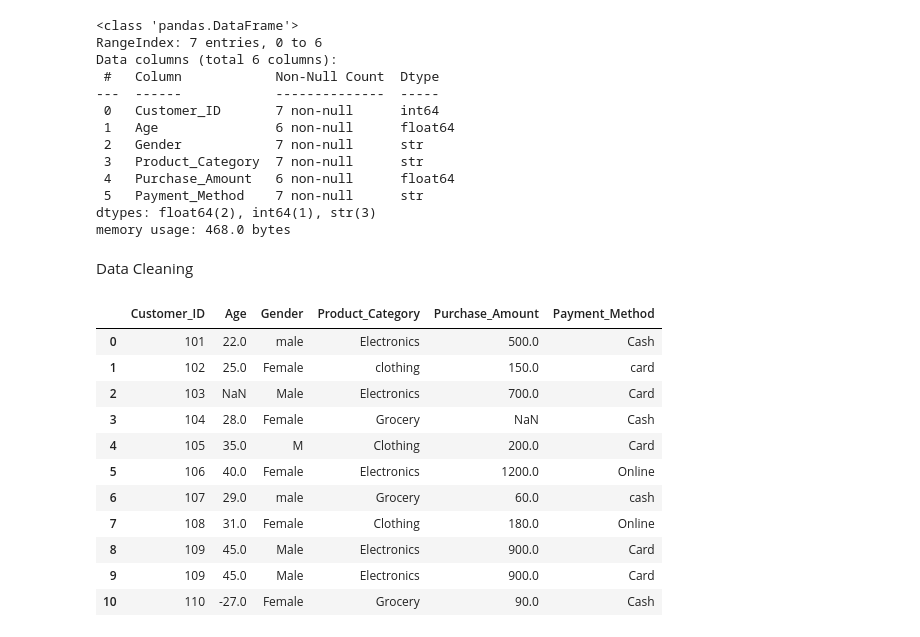
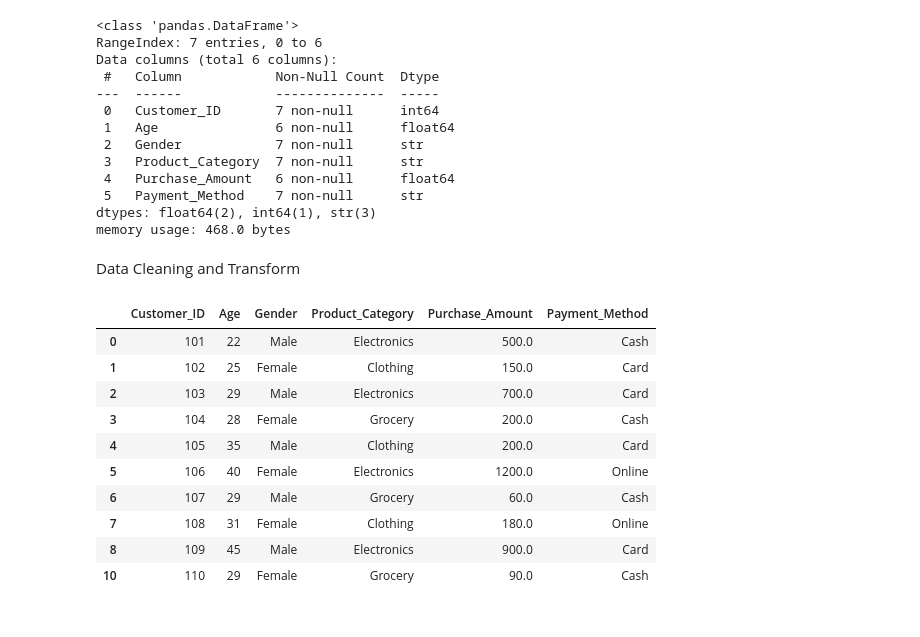
Before and after one commit to neofetch100/DataMining_Project, a Jupyter notebook: project.ipynb, the cells around one changed output. Cells and saved outputs as stored; diff of their text form; code cells hidden in the pictures.

```diff
--- a/project.ipynb
+++ b/project.ipynb
@@ -94,43 +94,44 @@ Data columns (total 6 columns):
 dtypes: float64(2), int64(1), str(3)
 memory usage: 468.0 bytes
 # %% [markdown]
-Data Cleaning
+Data Cleaning and Transform
 # %%
 def clean_data(df):
+
+    # Remove duplicates first
+    df = df.drop_duplicates()
+
+    # Convert to numeric safely
+    df["Age"] = pd.to_numeric(df["Age"], errors="coerce")
+    df["Purchase_Amount"] = pd.to_numeric(df["Purchase_Amount"], errors="coerce")
+
     # Handle missing numerical values
-    df["Age"] = df["Age"].fillna(df["Age"].mean())
-    df["Purchase_Amount"] = df["Purchase_Amount"].fillna(df["Purchase_Amount"].mean())
+    df["Age"] = df["Age"].fillna(df["Age"].median())
+    df["Purchase_Amount"] = df["Purchase_Amount"].fillna(df["Purchase_Amount"].median())
+
+    # Handle unrealistic age values
+    df.loc[(df["Age"] < 0) | (df["Age"] > 100), "Age"] = df["Age"].median()
 
     # Handle missing categorical values
     df["Gender"] = df["Gender"].fillna(df["Gender"].mode()[0])
     df["Product_Category"] = df["Product_Category"].fillna(df["Product_Category"].mode()[0])
     df["Payment_Method"] = df["Payment_Method"].fillna(df["Payment_Method"].mode()[0])
 
-    # Remove duplicate records
-    # df = df.drop_duplicates()
+    # Clean Gender properly
+    df["Gender"] = df["Gender"].astype(str).str.strip().str.lower()
+    df["Gender"] = df["Gender"].replace({
+        "male": "Male",
+        "m": "Male",
+        "female": "Female",
+        "f": "Female"
+    })
 
-    # Standardize categorical text
-    df["Gender"] = df["Gender"].str.capitalize()
-    df["Product_Category"] = df["Product_Category"].str.capitalize()
-    df["Payment_Method"] = df["Payment_Method"].str.capitalize()
+    # Standardize other categorical columns
+    df["Product_Category"] = df["Product_Category"].astype(str).str.strip().str.capitalize()
+    df["Payment_Method"] = df["Payment_Method"].astype(str).str.strip().str.capitalize()
 
-    # Correct data types
+    # Convert types
     df["Age"] = df["Age"].astype(int)
     df["Purchase_Amount"] = df["Purchase_Amount"].astype(float)
 
     return df
-# %%
-csv_data
-# %% [output]
-|  | Customer_ID | Age | Gender | Product_Category | Purchase_Amount | Payment_Method |
-| 0 | 101 | 22.0 | male | Electronics | 500.0 | Cash |
-| 1 | 102 | 25.0 | Female | clothing | 150.0 | card |
-| 2 | 103 | NaN | Male | Electronics | 700.0 | Card |
-| 3 | 104 | 28.0 | Female | Grocery | NaN | Cash |
-| 4 | 105 | 35.0 | M | Clothing | 200.0 | Card |
-| 5 | 106 | 40.0 | Female | Electronics | 1200.0 | Online |
-| 6 | 107 | 29.0 | male | Grocery | 60.0 | cash |
-| 7 | 108 | 31.0 | Female | Clothing | 180.0 | Online |
-| 8 | 109 | 45.0 | Male | Electronics | 900.0 | Card |
-| 9 | 109 | 45.0 | Male | Electronics | 900.0 | Card |
-| 10 | 110 | -27.0 | Female | Grocery | 90.0 | Cash |
@@ -136,0 +142,14 @@ csv_data
+# %%
+csv_cleaned
+# %% [output]
+|  | Customer_ID | Age | Gender | Product_Category | Purchase_Amount | Payment_Method |
+| 0 | 101 | 22 | Male | Electronics | 500.0 | Cash |
+| 1 | 102 | 25 | Female | Clothing | 150.0 | Card |
+| 2 | 103 | 29 | Male | Electronics | 700.0 | Card |
+| 3 | 104 | 28 | Female | Grocery | 200.0 | Cash |
+| 4 | 105 | 35 | Male | Clothing | 200.0 | Card |
+| 5 | 106 | 40 | Female | Electronics | 1200.0 | Online |
+| 6 | 107 | 29 | Male | Grocery | 60.0 | Cash |
+| 7 | 108 | 31 | Female | Clothing | 180.0 | Online |
+| 8 | 109 | 45 | Male | Electronics | 900.0 | Card |
+| 10 | 110 | 29 | Female | Grocery | 90.0 | Cash |
```
Also changed, not shown: parts of 16 cells of this notebook, 3 other files.
